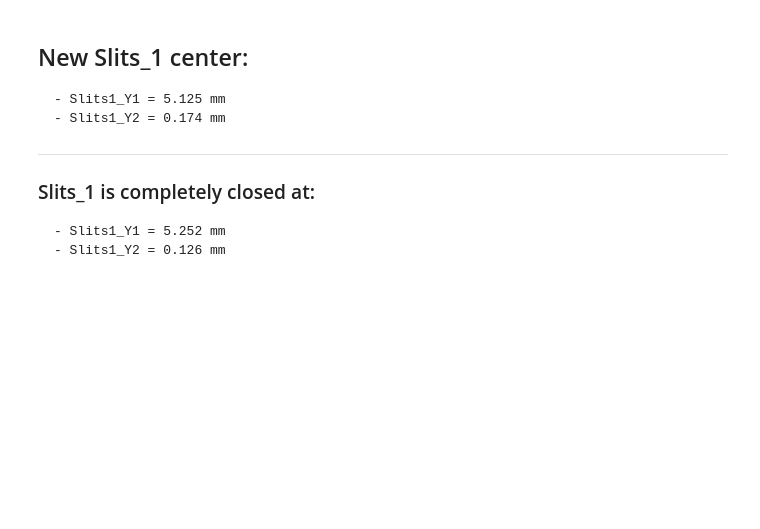
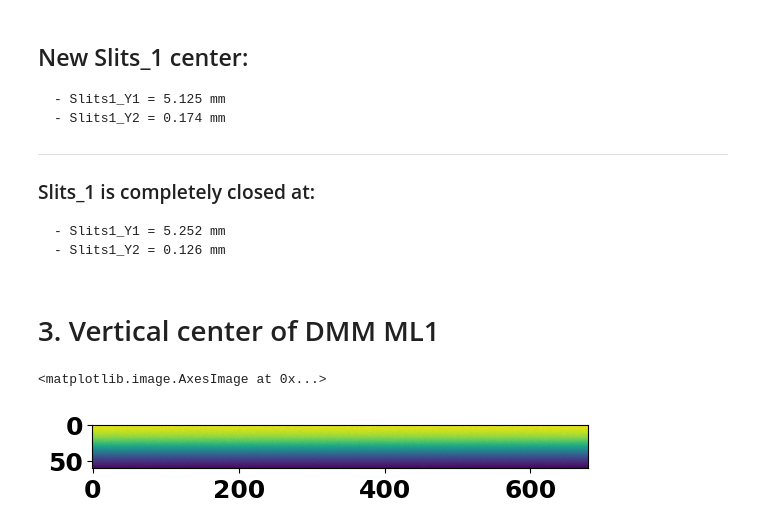
Before and after one commit to gianthk/BEATS_raytracing, a Jupyter notebook: BEATS_commissioning_ver_beam_positions.ipynb, the cells around one changed output. Saved outputs shown, nothing was run; the diff lists cells and outputs as text; code cells hidden in the pictures; blank space fills up the shorter version.

```diff
--- a/BEATS_commissioning_ver_beam_positions.ipynb
+++ b/BEATS_commissioning_ver_beam_positions.ipynb
@@ -155,3 +162,13 @@ fit center: 1100 [pixels]
 ### Slits_1 is completely closed at:
     - Slits1_Y1 = 5.252 mm
     - Slits1_Y2 = 0.126 mm
+# %% [markdown]
+# 3. Vertical center of DMM ML1
+# %%
+im = tifffile.imread('/PETRA/SED/BEATS/IH/scratch/DMM_commissioning/FLIR_2X_ML1_Y0_pitch0.tif')
+im_flat = tifffile.imread('/PETRA/SED/BEATS/IH/scratch/DMM_commissioning/FLIR_2X_ML1_Y0_pitch0_flat.tif')
+# %%
+plt.imshow(im[1080:1140,1920:2600]/im_flat[1080:1140,1920:2600])
+# %% [output]
+<matplotlib.image.AxesImage at 0x...>
+[figure, added]
```
Also changed, not shown: parts of 17 cells of this notebook.
